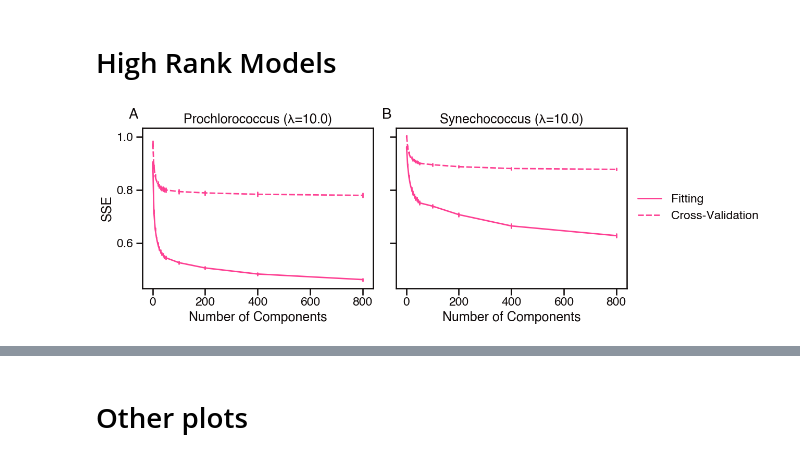
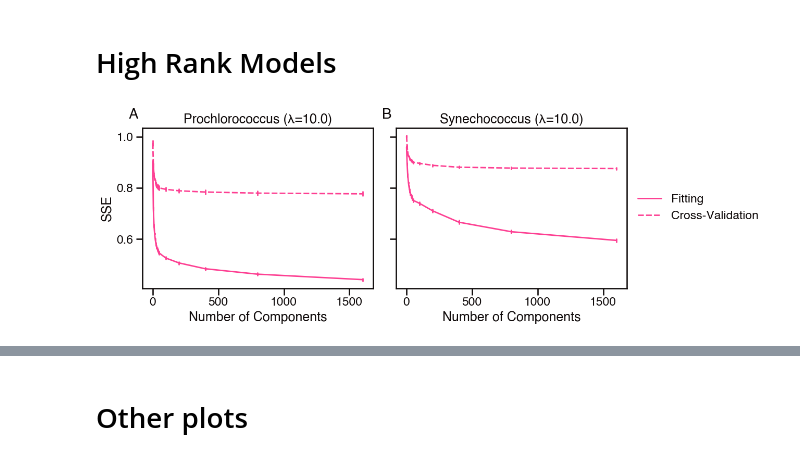
Before and after one commit to blasks/barnacle-manuscript, a Jupyter notebook: analyses/4-fitting/1-cv-data-analysis.ipynb, the cells around one changed output, grey strips where cells are left out. Cells and saved outputs as stored; diff of their text form; code cells hidden in the pictures.

Commit message:
small tweak to incorporate r=1600 data point into high rank model figure

```diff
--- a/analyses/4-fitting/1-cv-data-analysis.ipynb
+++ b/analyses/4-fitting/1-cv-data-analysis.ipynb
@@ -458,32 +458,32 @@ annot_kws = dict(
 )
 
 for i, genus in enumerate(['pro', 'syn']):
     # define data
     plot_df = results_df[results_df['genus'] == genus]
     plot_df = plot_df[plot_df['lambda'] == lamb[genus]]
-    plot_df = plot_df[plot_df['rank'].isin([1, 5, 10, 15, 20, 25, 30, 35, 40, 45, 50, 100, 200, 400, 800])]
+    plot_df = plot_df[plot_df['rank'].isin([1, 5, 10, 15, 20, 25, 30, 35, 40, 45, 50, 100, 200, 400, 800, 1600])]
 
     # plot figure
     sns.lineplot(
         x='rank',
         y='relative_sse',
         color=sns.color_palette()[3],
         style='comparison',
         errorbar='se',
         err_style='bars',
         data=plot_df,
         ax=axes[i],
         legend=i
     );
 
     # labels and such
     axes[i].annotate(annotations[i], **annot_kws)
     axes[i].set(title='{} (λ={})'.format({'pro': 'Prochlorococcus', 'syn': 'Synechococcus'}[genus], lamb[genus]),
                 xlabel='Number of Components', ylabel='SSE')
     if i:
         axes[i].legend(loc='center left', bbox_to_anchor=[1, 0.5]);
 
     # save figure
     fig.savefig(outdir / 'high-rank-sse.png', bbox_inches='tight')
 # %% [output]
-[figure, old version]
+[figure, new version]
```
Also changed, not shown: parts of 7 cells of this notebook.
